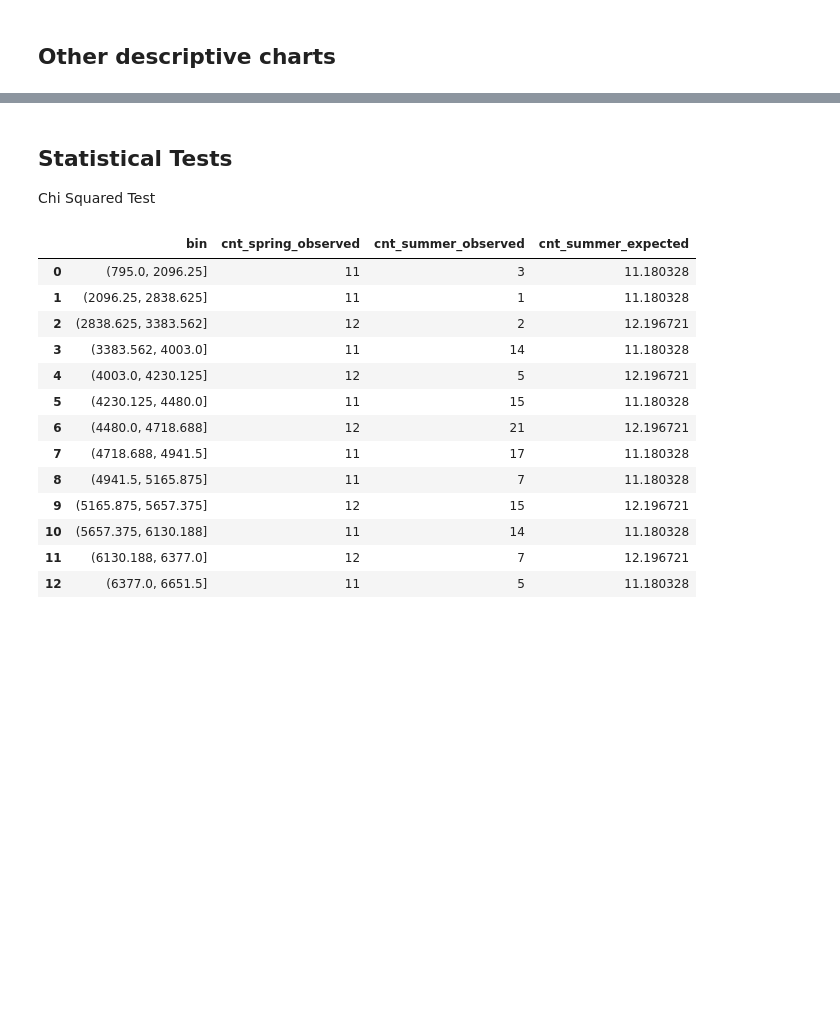
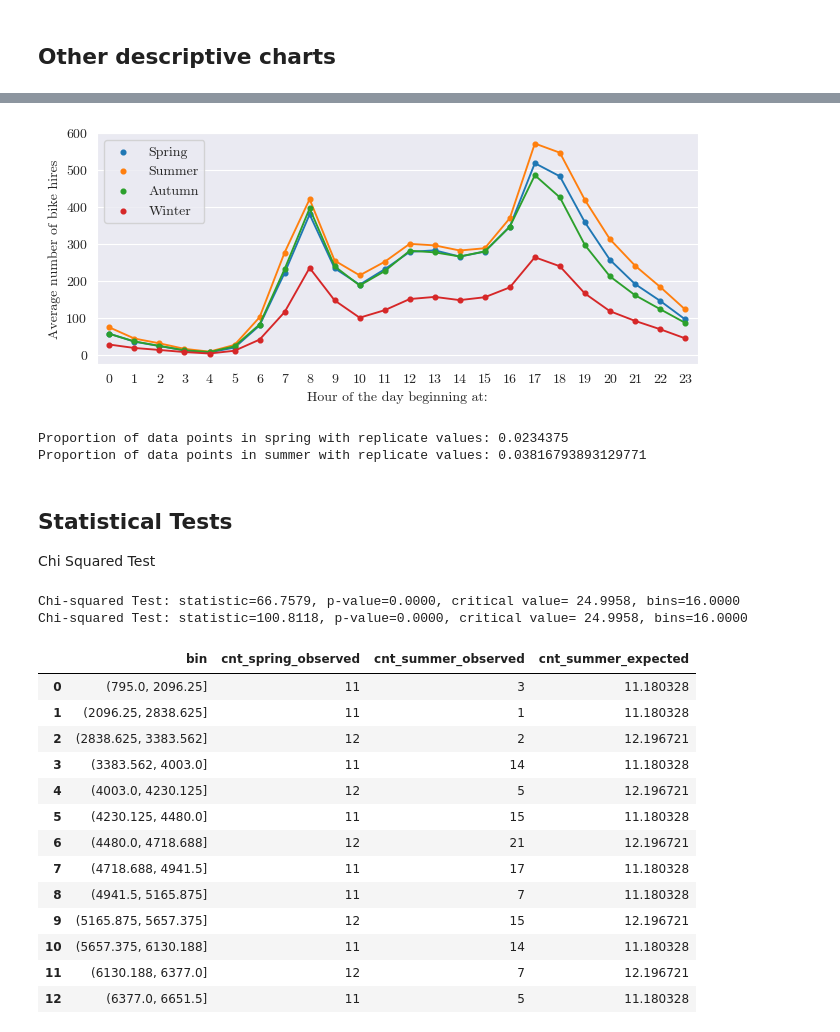
Before and after one commit to rorycreedon/stat0032_assignment, a Jupyter notebook: task_1.ipynb, the cells around one changed output, grey strips where cells are left out. Cells and saved outputs as stored; diff of their text form; code cells hidden in the pictures; blank space fills up the shorter version.

```diff
--- a/task_1.ipynb
+++ b/task_1.ipynb
@@ -183,3 +235,43 @@ fig.savefig('plots/Hourly distribution charts.png', bbox_inches="tight")
+# %%
+# BY SEASON CHART ONLY
+fig, ax= plt.subplots(figsize=(7.75,3))
+
+# Mapping seasons
+s_map = {1: 'Winter', 2: 'Spring', 3: 'Summer', 4: 'Autumn'}
+hour_data['season_name'] = hour_data.season.map(s_map)
+
+# Plotting by hour - by season
+sns.pointplot(data=hour_data[['hr', 'cnt','season_name']],
+              x='hr',
+              y='cnt',
+              hue='season_name',
+              hue_order=['Spring', 'Summer', 'Autumn', 'Winter'],
+              errorbar=None,
+              ax=ax,
+              scale = 0.5)
+
+# Label and title settings for plot by season
+ax.set_title(None)
+ax.set_ylabel("Average number of bike hires")
+ax.set_xlabel("Hour of the day beginning at:")
+ax.legend(loc = 'upper left')
+ax.grid(visible=True, axis = 'y')
+#ax.set_xticks(ticks = [i for i in range(0,24,2)])
+
+# Save plot
+plt.subplots_adjust(hspace=0.35)
+fig.savefig('plots/Hourly distribution charts - by season.png', bbox_inches="tight")
+# %% [output]
+[figure, added]
+# %%
+# Amount of replicate data
+same_table_spring = peak_evenings_daily[peak_evenings_daily.season==2].duplicated(subset = ['sum']).value_counts()
+same_table_summer = peak_evenings_daily[peak_evenings_daily.season==3].duplicated(subset = ['sum']).value_counts()
+print("Proportion of data points in spring with replicate values:", same_table_spring[1]/(same_table_spring[1]+same_table_spring[0]))
+print("Proportion of data points in summer with replicate values:", same_table_summer[1]/(same_table_summer[1]+same_table_summer[0]))
+# %% [output]
+Proportion of data points in spring with replicate values: 0.0234375
+Proportion of data points in summer with replicate values: 0.03816793893129771
 # %% [markdown]
 ## Statistical Tests
 Chi Squared Test
@@ -186,3 +308,9 @@ Chi Squared Test
+# %%
+pearson_chisquare(observed_data = spring, expected_data = summer)
+pearson_chisquare(observed_data = summer, expected_data = spring)
+# %% [output]
+Chi-squared Test: statistic=66.7579, p-value=0.0000, critical value= 24.9958, bins=16.0000
+Chi-squared Test: statistic=100.8118, p-value=0.0000, critical value= 24.9958, bins=16.0000
 # %%
 # Init dataframe
 df_bins = pd.DataFrame()
```
Also changed, not shown: parts of 7 cells of this notebook, 3 other files.
